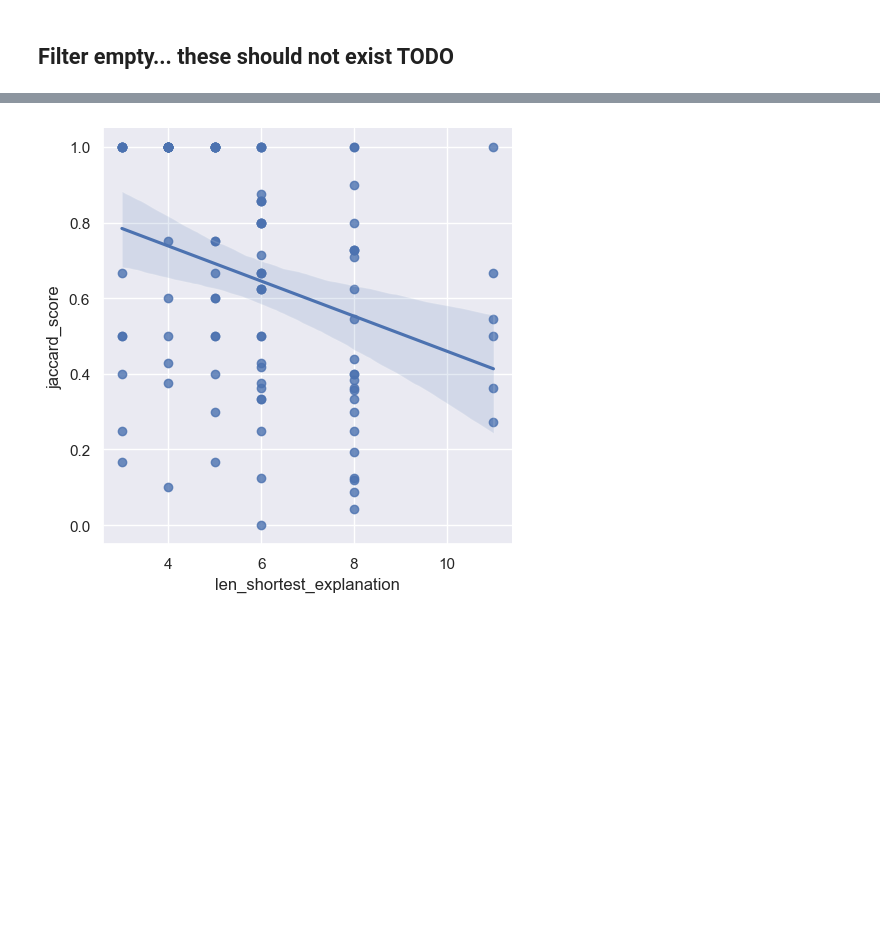
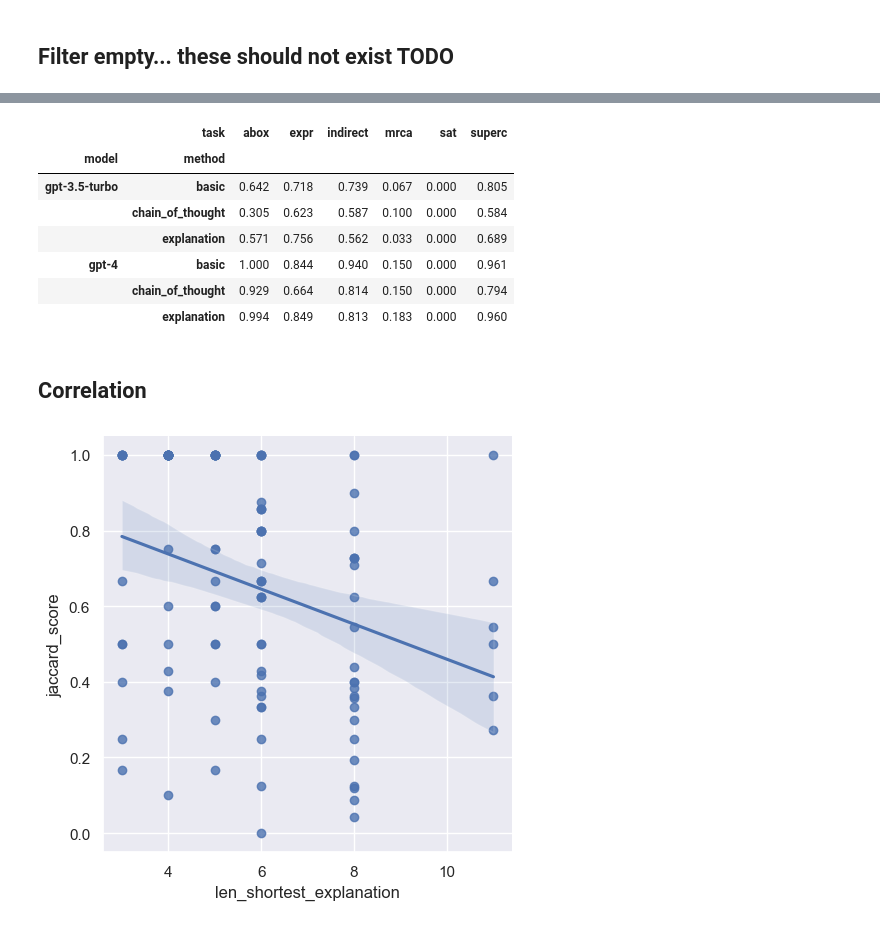
Before and after one commit to cmungall/gpt-reasoning-manuscript, a Jupyter notebook: notebooks/ReasonGPT-Results.ipynb, the cells around one changed output, grey strips where cells are left out. Cells and saved outputs as stored; diff of their text form; code cells hidden in the pictures; blank space fills up the shorter version.

```diff
--- a/notebooks/ReasonGPT-Results.ipynb
+++ b/notebooks/ReasonGPT-Results.ipynb
@@ -205,0 +214,13 @@ None
+# %%
+df["task"] = df.apply(lambda row: cmap[row["task_type"]], axis=1)
+pv_pivot = df.pivot_table(index=["model", "method"], columns="task", values=F1)
+pv_pivot.style.highlight_max(axis=0, props='font-weight:bold').format(precision=3)
+# %% [output]
+|  | task | abox | expr | indirect | mrca | sat | superc |
+| model | method |  |  |  |  |  |  |
+| gpt-3.5-turbo | basic | 0.642 | 0.718 | 0.739 | 0.067 | 0.000 | 0.805 |
+|  | chain_of_thought | 0.305 | 0.623 | 0.587 | 0.100 | 0.000 | 0.584 |
+|  | explanation | 0.571 | 0.756 | 0.562 | 0.033 | 0.000 | 0.689 |
+| gpt-4 | basic | 1.000 | 0.844 | 0.940 | 0.150 | 0.000 | 0.961 |
+|  | chain_of_thought | 0.929 | 0.664 | 0.814 | 0.150 | 0.000 | 0.794 |
+|  | explanation | 0.994 | 0.849 | 0.813 | 0.183 | 0.000 | 0.960 |
@@ -206,3 +230,5 @@ None
+# %% [markdown]
+## Correlation
 # %%
 import numpy as np
 import matplotlib as mpl
```
Also changed, not shown: parts of 34 cells of this notebook, 4 other files.
